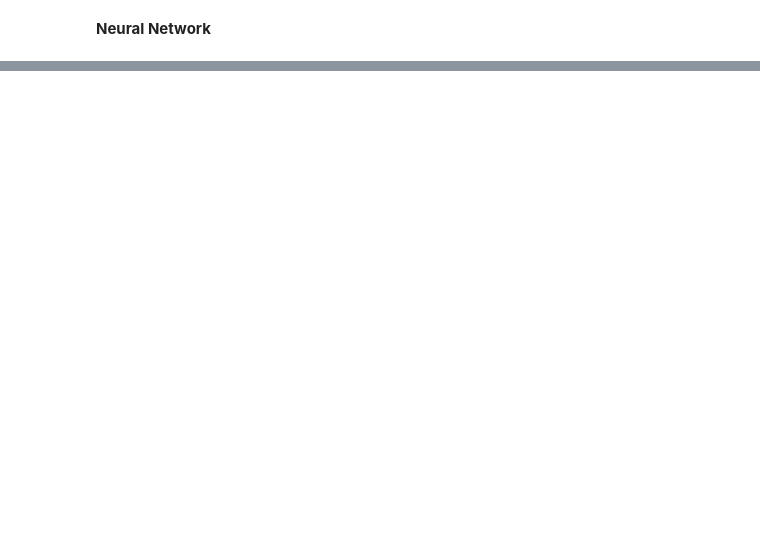
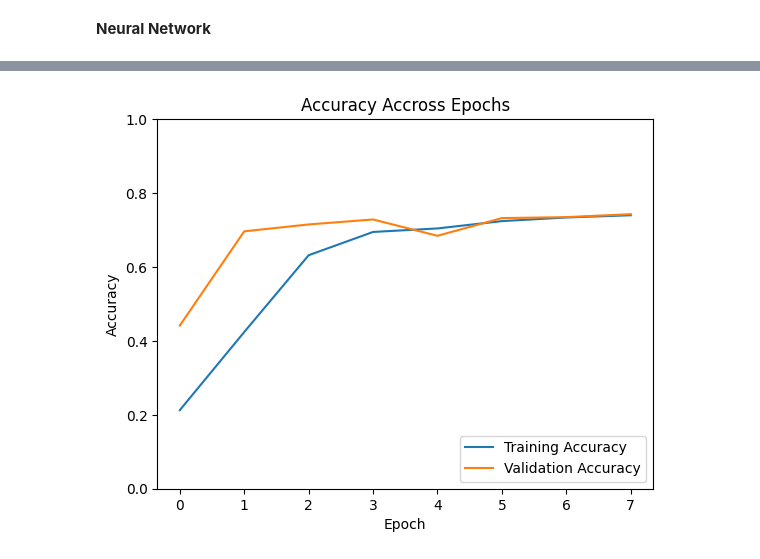
Before and after one commit to zfenton/UCBMIDS_W207_finalProject, a Jupyter notebook: ekg_classification.ipynb, the cells around one changed output, grey strips where cells are left out. Cells and saved outputs as stored; diff of their text form; code cells hidden in the pictures; blank space fills up the shorter version.

```diff
--- a/ekg_classification.ipynb
+++ b/ekg_classification.ipynb
@@ -277,7 +287,6 @@ y_train = mlb.fit_transform(y_train)
 y_val = mlb.transform(y_val)
 y_test = mlb.transform(y_test)
 # %%
-model = tf.keras.Sequential()
 model = models.Sequential()
 model.add(layers.Conv1D(64, 3, activation='relu', input_shape=(1000, 12)))
 model.add(layers.MaxPooling1D(2))
@@ -302,7 +311,7 @@ model.compile(optimizer='adam',
                 metrics=['accuracy'])
 # model.summary()
 
-model.fit(X_train, y_train, epochs=20, batch_size=32, validation_data=(X_val, y_val))
+history = model.fit(X_train, y_train, epochs=8, batch_size=32, validation_data=(X_val, y_val))
 
 test_loss, test_accuracy = model.evaluate(X_test, y_test, verbose=2)
 test_accuracy
@@ -327,0 +337,11 @@ Epoch 20/20
+# %%
+plt.plot(history.history['accuracy'], label='Training Accuracy')
+plt.plot(history.history['val_accuracy'], label = 'Validation Accuracy')
+plt.xlabel('Epoch')
+plt.ylabel('Accuracy')
+plt.title('Accuracy Accross Epochs')
+plt.ylim([0, 1])
+plt.legend(loc='lower right')
+plt.show();
+# %% [output]
+[figure, added]
```
Also changed, not shown: parts of 23 cells of this notebook.
